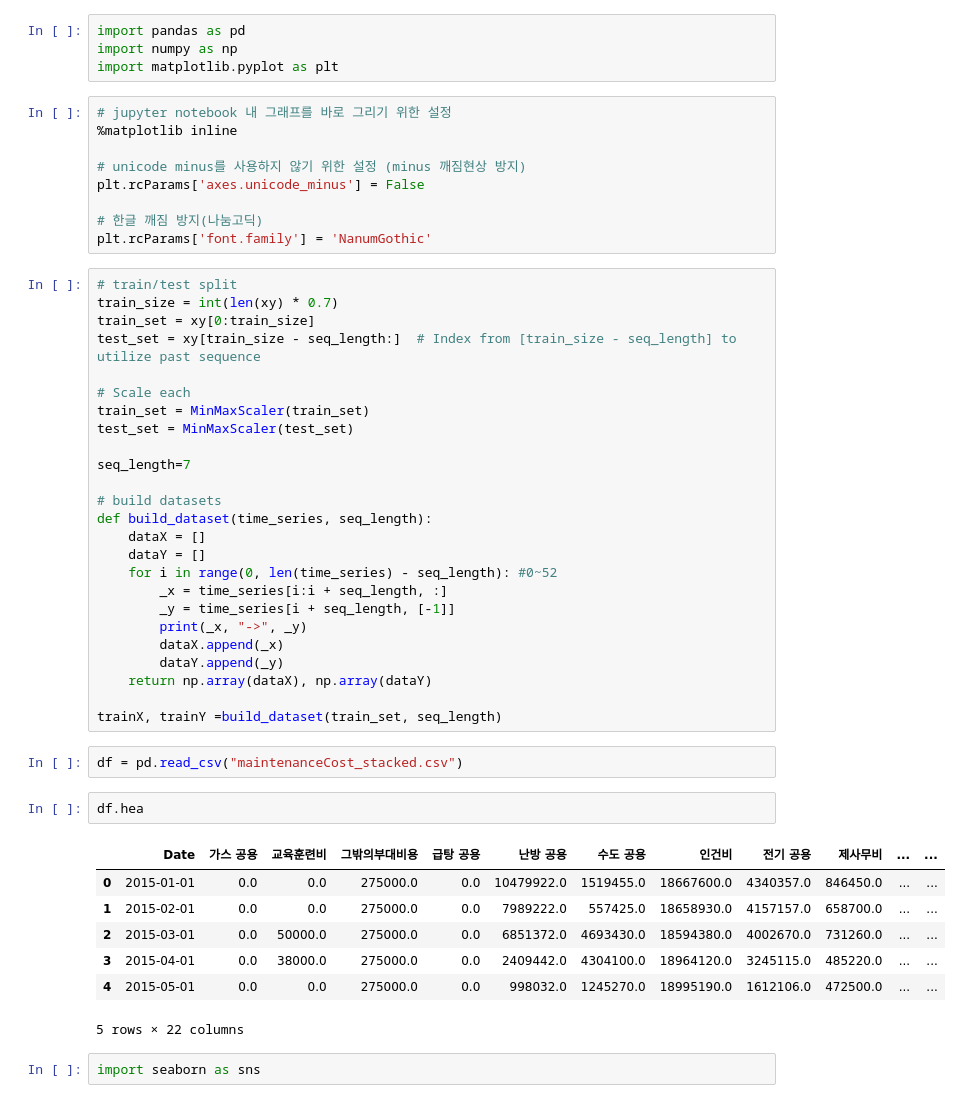
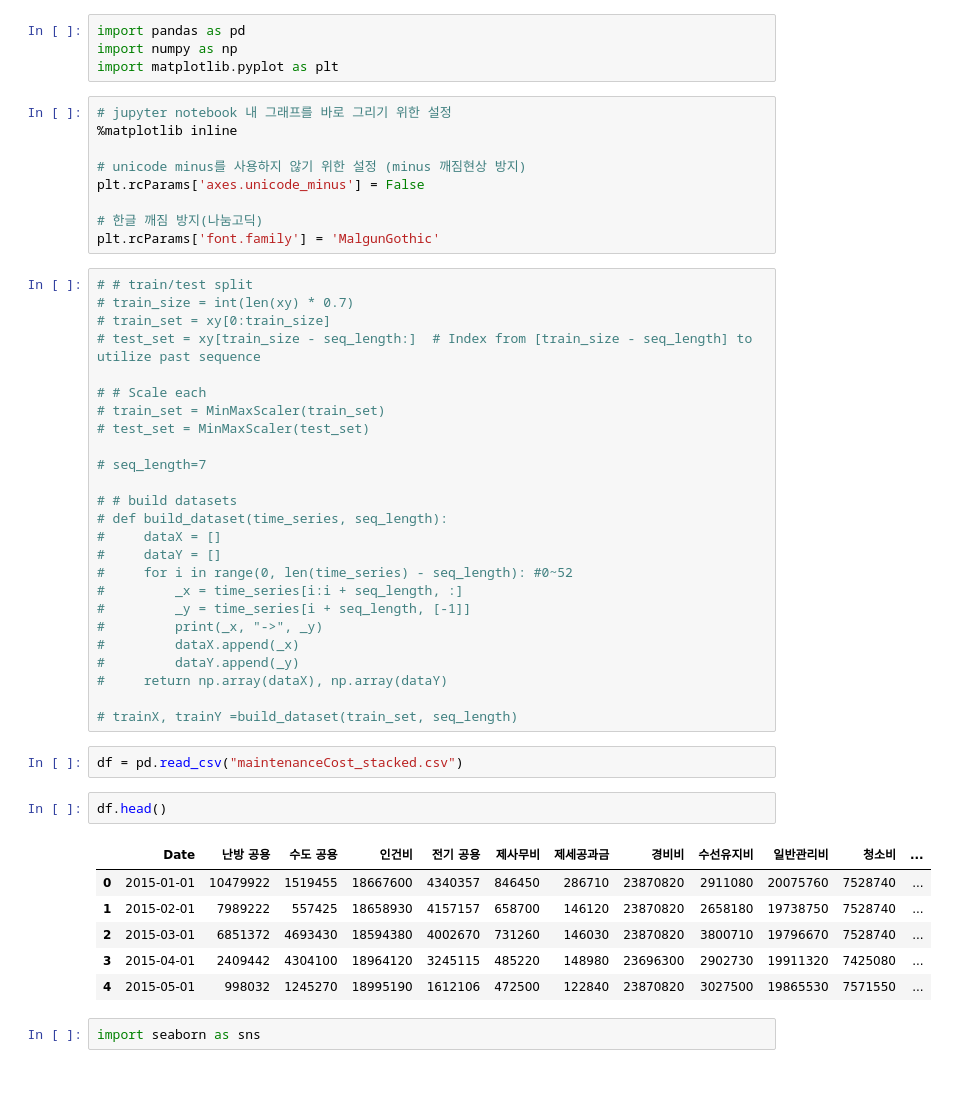
Before and after one commit to WonwooJo/TIL, a Jupyter notebook: DeepLearning_class/20.11.12/Prediction for maintenance cost.ipynb, the cells around one changed output. Drawn from its saved outputs; the diff is of its cells as text.

```diff
--- a/DeepLearning_class/20.11.12/Prediction for maintenance cost.ipynb
+++ b/DeepLearning_class/20.11.12/Prediction for maintenance cost.ipynb
@@ -12,44 +12,43 @@ import matplotlib.pyplot as plt
 plt.rcParams['axes.unicode_minus'] = False
 
 # 한글 깨짐 방지(나눔고딕)
-plt.rcParams['font.family'] = 'NanumGothic'
+plt.rcParams['font.family'] = 'MalgunGothic'
 # %%
-# train/test split
-train_size = int(len(xy) * 0.7)
-train_set = xy[0:train_size]
-test_set = xy[train_size - seq_length:]  # Index from [train_size - seq_length] to utilize past sequence
+# # train/test split
+# train_size = int(len(xy) * 0.7)
+# train_set = xy[0:train_size]
+# test_set = xy[train_size - seq_length:]  # Index from [train_size - seq_length] to utilize past sequence
 
-# Scale each
-train_set = MinMaxScaler(train_set)
-test_set = MinMaxScaler(test_set)
+# # Scale each
+# train_set = MinMaxScaler(train_set)
+# test_set = MinMaxScaler(test_set)
 
-seq_length=7
+# seq_length=7
 
-# build datasets
-def build_dataset(time_series, seq_length):
-    dataX = []
-    dataY = []
-    for i in range(0, len(time_series) - seq_length): #0~52
-        _x = time_series[i:i + seq_length, :]
-        _y = time_series[i + seq_length, [-1]]
-        print(_x, "->", _y)
-        dataX.append(_x)
-        dataY.append(_y)
-    return np.array(dataX), np.array(dataY)
+# # build datasets
+# def build_dataset(time_series, seq_length):
+#     dataX = []
+#     dataY = []
+#     for i in range(0, len(time_series) - seq_length): #0~52
+#         _x = time_series[i:i + seq_length, :]
+#         _y = time_series[i + seq_length, [-1]]
+#         print(_x, "->", _y)
+#         dataX.append(_x)
+#         dataY.append(_y)
+#     return np.array(dataX), np.array(dataY)
 
-trainX, trainY =build_dataset(train_set, seq_length)
+# trainX, trainY =build_dataset(train_set, seq_length)
 # %%
 df = pd.read_csv("maintenanceCost_stacked.csv")
 # %%
-df.hea
+df.head()
 # %% [output]
-|  | Date | 가스 공용 | 교육훈련비 | 그밖의부대비용 | 급탕 공용 | 난방 공용 | 수도 공용 | 인건비 | 전기 공용 | 제사무비 | ... | ... |
-| 0 | 2015-01-01 | 0.0 | 0.0 | 275000.0 | 0.0 | 10479922.0 | 1519455.0 | 18667600.0 | 4340357.0 | 846450.0 | ... | ... |
-| 1 | 2015-02-01 | 0.0 | 0.0 | 275000.0 | 0.0 | 7989222.0 | 557425.0 | 18658930.0 | 4157157.0 | 658700.0 | ... | ... |
-| 2 | 2015-03-01 | 0.0 | 50000.0 | 275000.0 | 0.0 | 6851372.0 | 4693430.0 | 18594380.0 | 4002670.0 | 731260.0 | ... | ... |
-| 3 | 2015-04-01 | 0.0 | 38000.0 | 275000.0 | 0.0 | 2409442.0 | 4304100.0 | 18964120.0 | 3245115.0 | 485220.0 | ... | ... |
-| 4 | 2015-05-01 | 0.0 | 0.0 | 275000.0 | 0.0 | 998032.0 | 1245270.0 | 18995190.0 | 1612106.0 | 472500.0 | ... | ... |
+|  | Date | 난방 공용 | 수도 공용 | 인건비 | 전기 공용 | 제사무비 | 제세공과금 | 경비비 | 수선유지비 | 일반관리비 | 청소비 | ... |
+| 0 | 2015-01-01 | 10479922 | 1519455 | 18667600 | 4340357 | 846450 | 286710 | 23870820 | 2911080 | 20075760 | 7528740 | ... |
+| 1 | 2015-02-01 | 7989222 | 557425 | 18658930 | 4157157 | 658700 | 146120 | 23870820 | 2658180 | 19738750 | 7528740 | ... |
+| 2 | 2015-03-01 | 6851372 | 4693430 | 18594380 | 4002670 | 731260 | 146030 | 23870820 | 3800710 | 19796670 | 7528740 | ... |
+| 3 | 2015-04-01 | 2409442 | 4304100 | 18964120 | 3245115 | 485220 | 148980 | 23696300 | 2902730 | 19911320 | 7425080 | ... |
+| 4 | 2015-05-01 | 998032 | 1245270 | 18995190 | 1612106 | 472500 | 122840 | 23870820 | 3027500 | 19865530 | 7571550 | ... |
-5 rows × 22 columns
 # %%
 import seaborn as sns
 # %%
```
Also changed, not shown: parts of 3 cells of this notebook, 6 other files.
